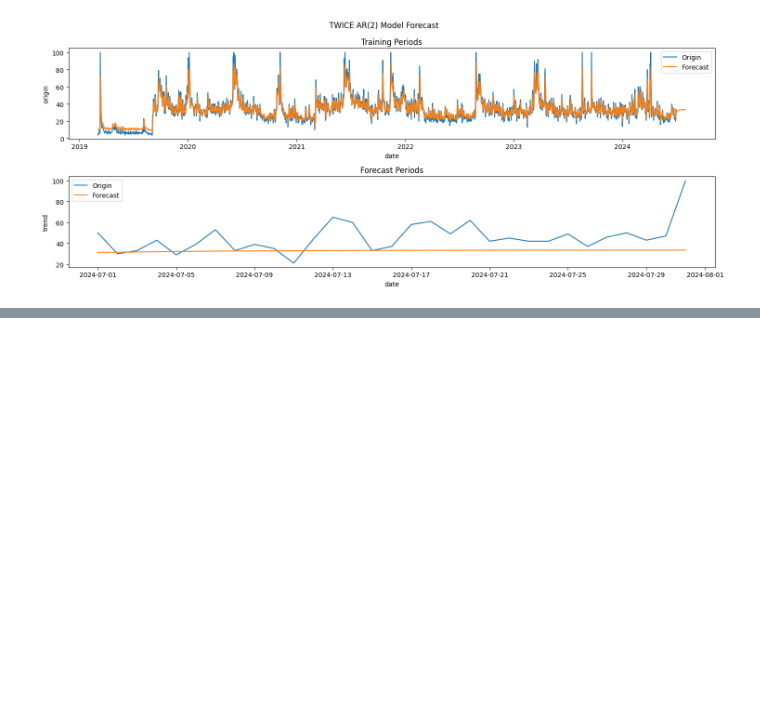
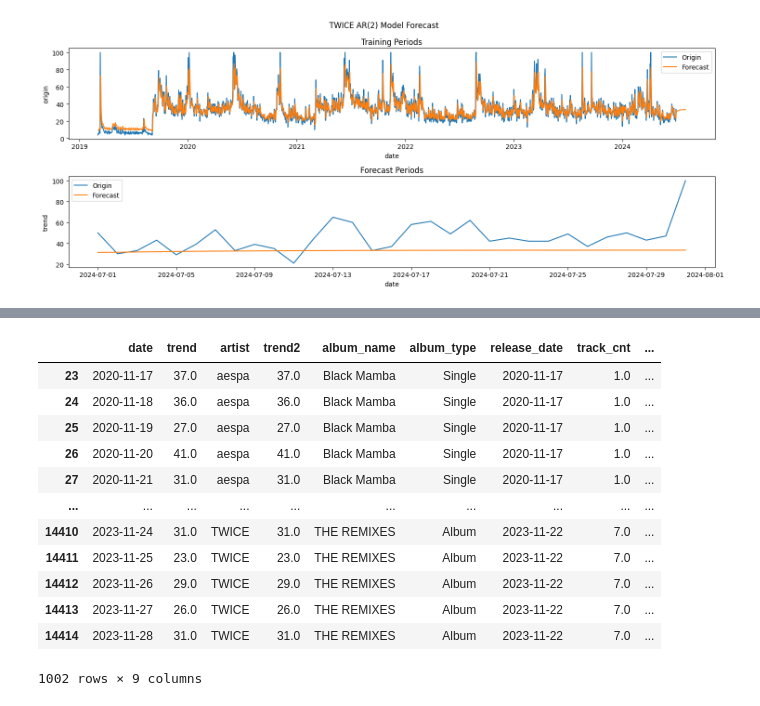
Before and after one commit to lucio-karin0506/Artist_Trend_Analysis, a Jupyter notebook: modeling/trend_prediction_ML.ipynb, the cells around one changed output, grey strips where cells are left out. Cells and saved outputs as stored; diff of their text form; code cells hidden in the pictures; blank space fills up the shorter version.

```diff
--- a/modeling/trend_prediction_ML.ipynb
+++ b/modeling/trend_prediction_ML.ipynb
@@ -357,0 +421,35 @@ for artist in forecast_df['artist'].unique():
+# %%
+# 앨범 발매일 이후 7일 동일 데이터 적용
+# 앨범 초동 판매량 집계 기준일에 따라 7일 적용
+for i, row in google_trend_album_df.iterrows():
+
+    artist = row['artist']
+    release_date = row['release_date']
+    end_date = release_date + pd.Timedelta(days=7)  # 발매일 이후 7일
+
+    # 해당 기간에 데이터 할당
+    mask = (google_trend_album_df['artist'] == artist) & \
+           (google_trend_album_df['date'] >= release_date) & (google_trend_album_df['date'] < end_date)
+
+    google_trend_album_df.loc[mask, 'release_date'] = row['release_date']
+    google_trend_album_df.loc[mask, 'album_name'] = row['album_name']
+    google_trend_album_df.loc[mask, 'album_type'] = row['album_type']
+
+    google_trend_album_df.loc[mask, 'track_cnt'] = row['track_cnt']
+    google_trend_album_df.loc[mask, 'avg_track_play_time'] = row['avg_track_play_time']
+
+google_trend_album_df[google_trend_album_df['album_name'].isnull() == False]
+# %% [output]
+|  | date | trend | artist | trend2 | album_name | album_type | release_date | track_cnt | ... |
+| 23 | 2020-11-17 | 37.0 | aespa | 37.0 | Black Mamba | Single | 2020-11-17 | 1.0 | ... |
+| 24 | 2020-11-18 | 36.0 | aespa | 36.0 | Black Mamba | Single | 2020-11-17 | 1.0 | ... |
+| 25 | 2020-11-19 | 27.0 | aespa | 27.0 | Black Mamba | Single | 2020-11-17 | 1.0 | ... |
+| 26 | 2020-11-20 | 41.0 | aespa | 41.0 | Black Mamba | Single | 2020-11-17 | 1.0 | ... |
+| 27 | 2020-11-21 | 31.0 | aespa | 31.0 | Black Mamba | Single | 2020-11-17 | 1.0 | ... |
+| ... | ... | ... | ... | ... | ... | ... | ... | ... | ... |
+| 14410 | 2023-11-24 | 31.0 | TWICE | 31.0 | THE REMIXES | Album | 2023-11-22 | 7.0 | ... |
+| 14411 | 2023-11-25 | 23.0 | TWICE | 23.0 | THE REMIXES | Album | 2023-11-22 | 7.0 | ... |
+| 14412 | 2023-11-26 | 29.0 | TWICE | 29.0 | THE REMIXES | Album | 2023-11-22 | 7.0 | ... |
+| 14413 | 2023-11-27 | 26.0 | TWICE | 26.0 | THE REMIXES | Album | 2023-11-22 | 7.0 | ... |
+| 14414 | 2023-11-28 | 31.0 | TWICE | 31.0 | THE REMIXES | Album | 2023-11-22 | 7.0 | ... |
+1002 rows × 9 columns
```
Also changed, not shown: parts of 7 cells of this notebook.
